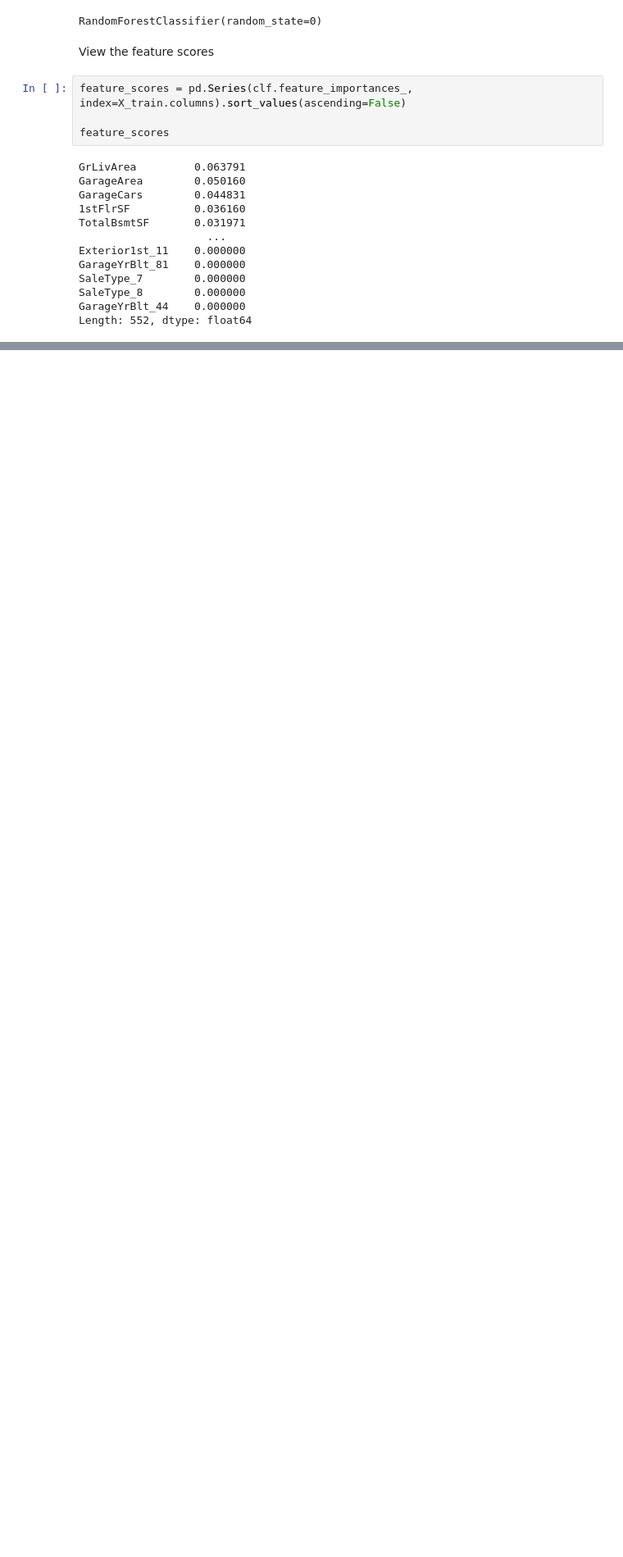
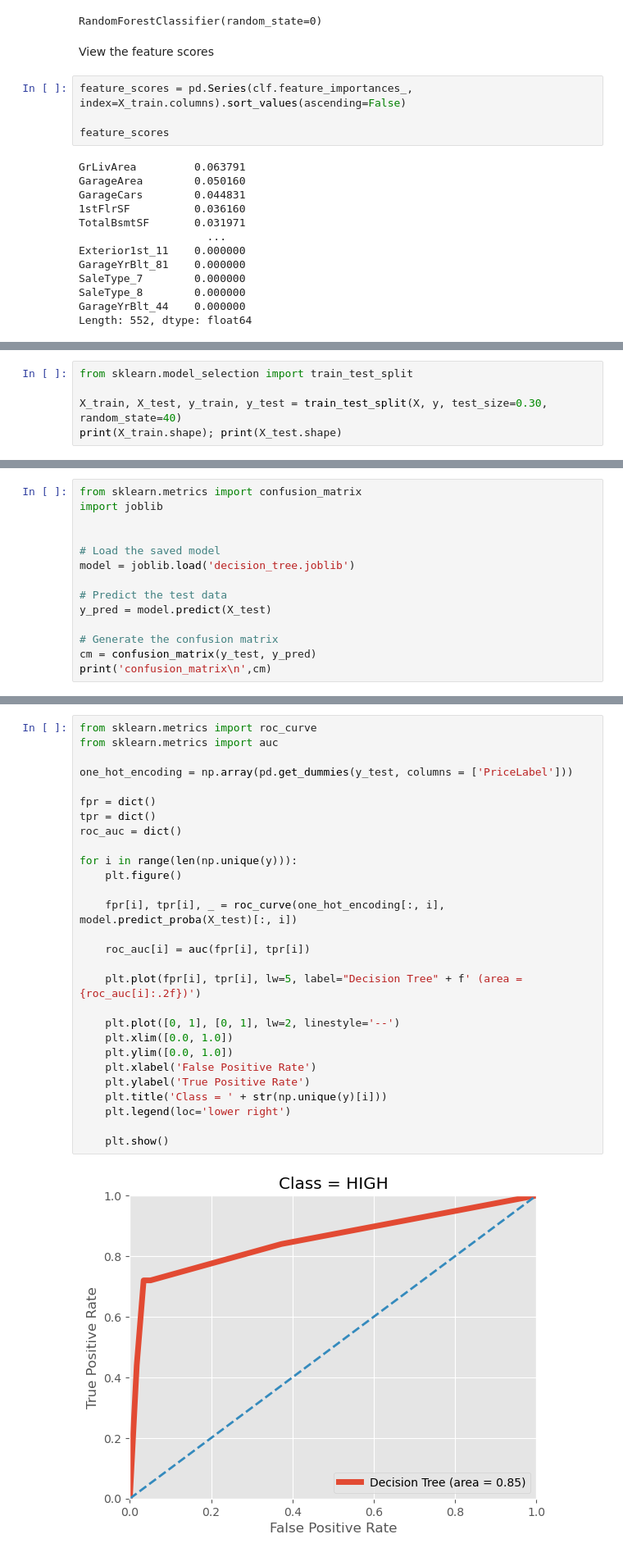
Before and after one commit to whyicn/MachineLearning, a Jupyter notebook: project.ipynb, the cells around one changed output, grey strips where cells are left out. Shown at 82% size. Saved outputs shown, nothing was run; the diff lists cells and outputs as text; blank space fills up the shorter version.

Commit message:
Taiyeba Elu's Code (Decision Tree)

```diff
--- a/project.ipynb
+++ b/project.ipynb
@@ -1639,0 +1650,5 @@ Length: 552, dtype: float64
+# %%
+from sklearn.model_selection import train_test_split
+
+X_train, X_test, y_train, y_test = train_test_split(X, y, test_size=0.30, random_state=40)
+print(X_train.shape); print(X_test.shape)
@@ -1639,0 +1736,14 @@ Length: 552, dtype: float64
+# %%
+from sklearn.metrics import confusion_matrix
+import joblib
+
+
+# Load the saved model
+model = joblib.load('decision_tree.joblib')
+
+# Predict the test data
+y_pred = model.predict(X_test)
+
+# Generate the confusion matrix
+cm = confusion_matrix(y_test, y_pred)
+print('confusion_matrix\n',cm)
@@ -1639,0 +1772,30 @@ Length: 552, dtype: float64
+# %%
+from sklearn.metrics import roc_curve
+from sklearn.metrics import auc
+
+one_hot_encoding = np.array(pd.get_dummies(y_test, columns = ['PriceLabel']))
+
+fpr = dict()
+tpr = dict()
+roc_auc = dict()
+
+for i in range(len(np.unique(y))):
+    plt.figure()
+
+    fpr[i], tpr[i], _ = roc_curve(one_hot_encoding[:, i], model.predict_proba(X_test)[:, i])
+
+    roc_auc[i] = auc(fpr[i], tpr[i])
+
+    plt.plot(fpr[i], tpr[i], lw=5, label="Decision Tree" + f' (area = {roc_auc[i]:.2f})')
+
+    plt.plot([0, 1], [0, 1], lw=2, linestyle='--')
+    plt.xlim([0.0, 1.0])
+    plt.ylim([0.0, 1.0])
+    plt.xlabel('False Positive Rate')
+    plt.ylabel('True Positive Rate')
+    plt.title('Class = ' + str(np.unique(y)[i]))
+    plt.legend(loc='lower right')
+
+    plt.show()
+# %% [output]
+[figure, added]
```
Also changed, not shown: parts of 34 cells of this notebook, 3 other files.
